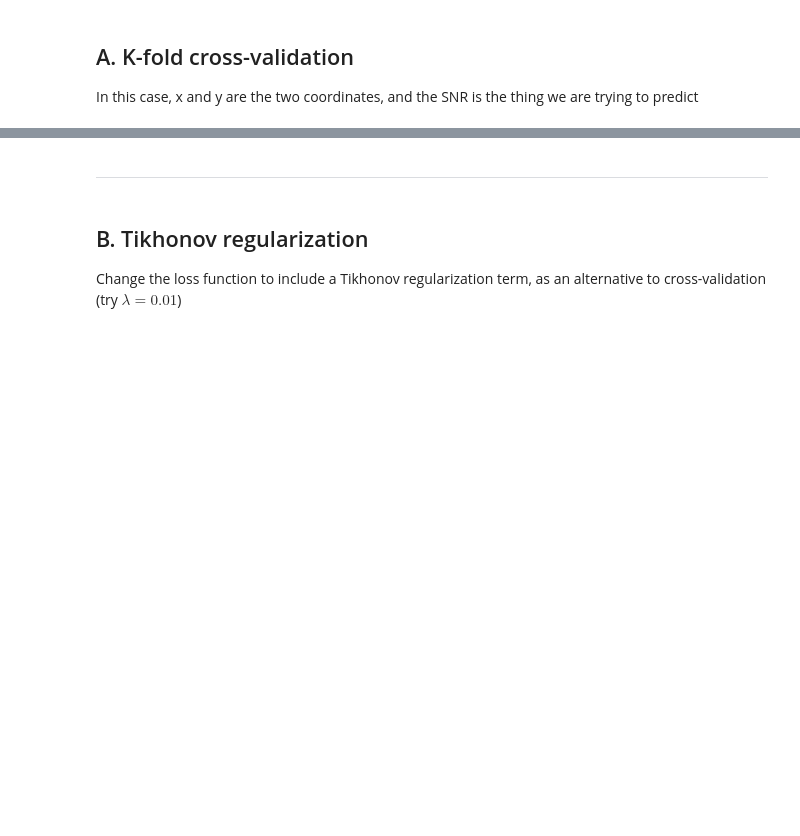
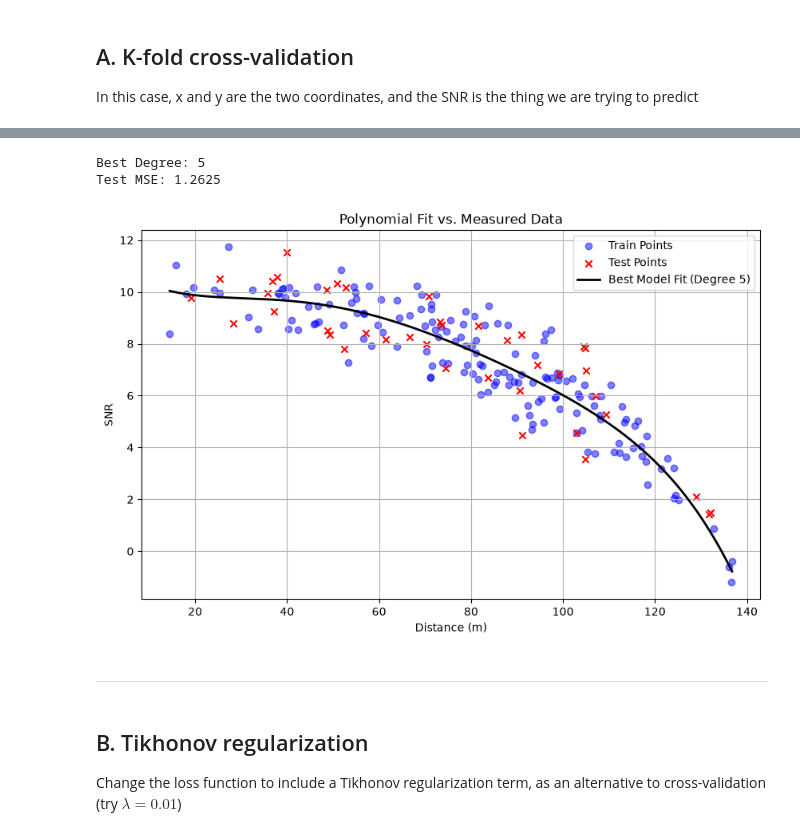
Before and after one commit to garelliloris/MachineLearning26-27, a Jupyter notebook: Lab 1 Model Selection-20261027/01_validation.ipynb, the cells around one changed output, grey strips where cells are left out. Cells and saved outputs as stored; diff of their text form; code cells hidden in the pictures; blank space fills up the shorter version.

```diff
--- a/Lab 1 Model Selection-20261027/01_validation.ipynb
+++ b/Lab 1 Model Selection-20261027/01_validation.ipynb
@@ -116,3 +176,33 @@ TypeError: 'type' object is not subscriptable
+# %%
+# TODO: get the test performance of the best model and plot the model output and test points.
+# Try running the program multiple times, changing the values of K and the number of test points: is the output always the same?
+# 1. Extract best polynomial model coefficients
+best_degree, best_coeffs = best_model
+
+# 2. Evaluate performance on the held-out test set
+test_mse = evaluate(x_test, y_test, best_coeffs)
+print(f"Best Degree: {best_degree}")
+print(f"Test MSE: {test_mse:.4f}")
+
+# 3. Plot fitted curve vs actual points
+x_range = np.linspace(min(distance), max(distance), 300)
+y_pred_curve = predict(x_range, best_coeffs)
+
+plt.figure(figsize=(10, 6))
+plt.scatter(x_train, y_train, color='blue', alpha=0.5, label='Train Points')
+plt.scatter(x_test, y_test, color='red', marker='x', label='Test Points')
+plt.plot(x_range, y_pred_curve, color='black', linewidth=2, label=f'Best Model Fit (Degree {best_degree})')
+
+plt.xlabel('Distance (m)')
+plt.ylabel('SNR')
+plt.title('Polynomial Fit vs. Measured Data')
+plt.legend()
+plt.grid(True)
+plt.show()
+# %% [output]
+Best Degree: 5
+Test MSE: 1.2625
+[figure, added]
 # %% [markdown]
 ---
 # %% [markdown]
```
Also changed, not shown: parts of 16 cells of this notebook, 2 other files.
